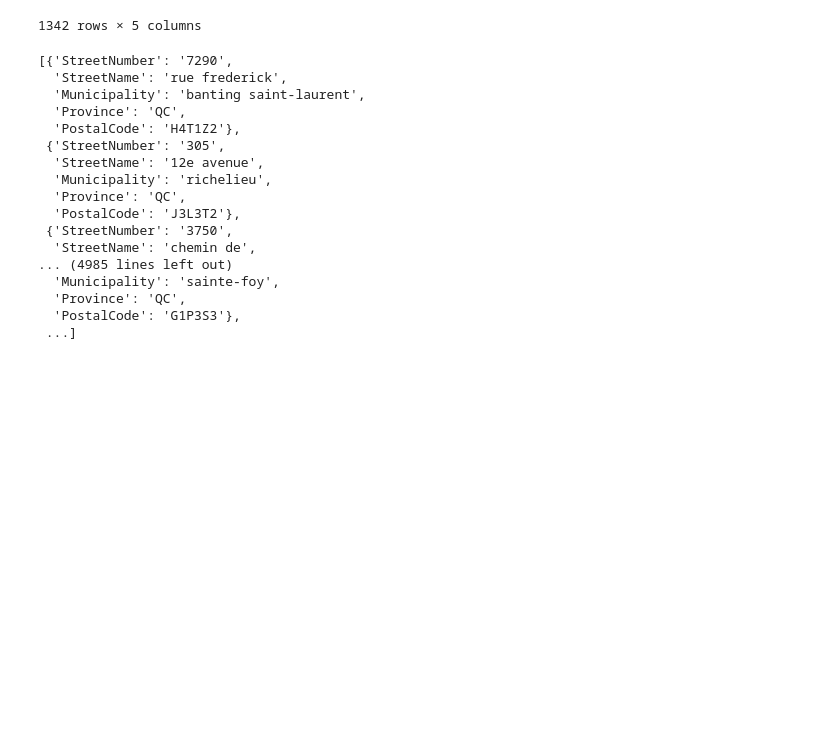
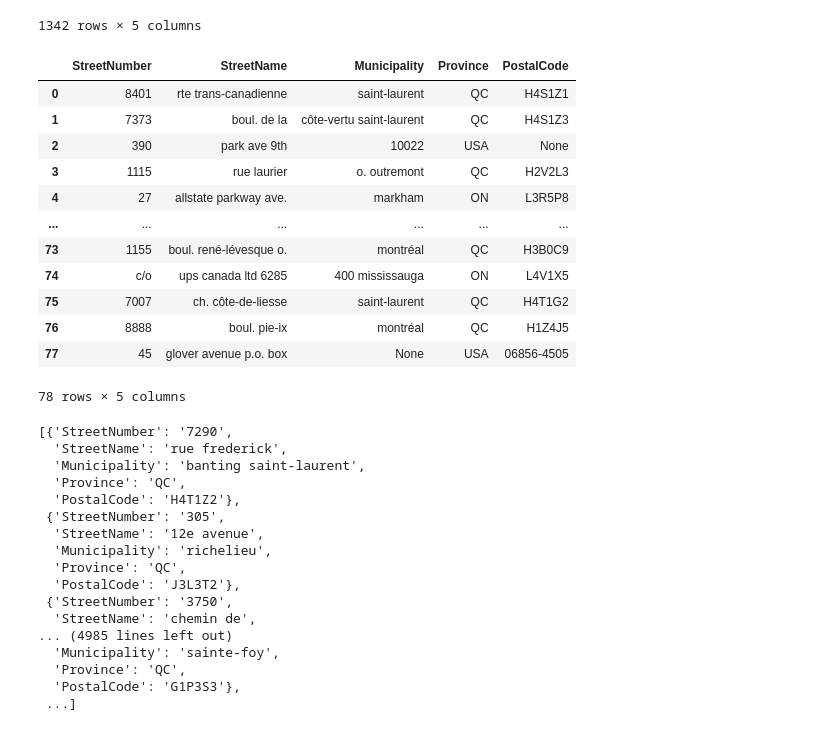
Before and after one commit to carlosfg97/Kurling4Kids, a Jupyter notebook: PDF Extract/dataCleaningPDFextract.ipynb, the cells around one changed output. Drawn from its saved outputs; the diff is of its cells as text; code cells hidden in the pictures; blank space fills up the shorter version.

```diff
--- a/PDF Extract/dataCleaningPDFextract.ipynb
+++ b/PDF Extract/dataCleaningPDFextract.ipynb
@@ -46,3 +88,6 @@ temp_list = dfOrg.ADDRESS.apply(lambda x: x + "YOOOOOOO")
+# %%
+#Remove puncuation at start and end of strings
+dfFoundations.Name = dfFoundations.Name.apply(lambda x: re.sub(r"(^[^\w]+)|([^\w]+$)", "", x))
 # %% [markdown]
 # Address
 # %% [markdown]
@@ -79,0 +99,3 @@ Name: ADDRESS, Length: 1342, dtype: object
+# %%
+org_parsed_addresses = address_parser(dfOrg.Address)
+foundation_parsed_addresses = address_parser(dfFoundations.Address)
@@ -80,8 +105,12 @@ Name: ADDRESS, Length: 1342, dtype: object
 # %%
 fields = ['StreetNumber', 'StreetName', 'Municipality', 'Province', 'PostalCode']
-df_parsed_address = pd.DataFrame([parsed_address.to_dict(fields=fields) for parsed_address in parsed_addresses],
+df_org_parsed_address = pd.DataFrame([org_parsed_address.to_dict(fields=fields) for org_parsed_address in org_parsed_addresses],
                                          columns=fields)
+df_foundation_parsed_address = pd.DataFrame([foundation_parsed_address.to_dict(fields=fields) for foundation_parsed_address in foundation_parsed_addresses],
+                                         columns=fields)
 # %%
-df_parsed_address['Province'] = df_parsed_address['Province'].str.upper()
-df_parsed_address['PostalCode'] = df_parsed_address['PostalCode'].str.upper()
+df_org_parsed_address['Province'] = df_org_parsed_address['Province'].str.upper()
+df_org_parsed_address['PostalCode'] = df_org_parsed_address['PostalCode'].str.upper()
+df_foundation_parsed_address['Province'] = df_foundation_parsed_address['Province'].str.upper()
+df_foundation_parsed_address['PostalCode'] = df_foundation_parsed_address['PostalCode'].str.upper()
 # %%
@@ -100,4 +129,20 @@ df_parsed_address
 | 1340 | 860 | boul. gérard-cadieux | salaberry-de-valleyfield | QC | J6T6L4 |
 | 1341 | 1100 | boul. rené-lévesque o. | montréal | QC | H3B4N4 |
 1342 rows × 5 columns
+# %%
+df_foundation_parsed_address
+# %% [output]
+|  | StreetNumber | StreetName | Municipality | Province | PostalCode |
+| 0 | 8401 | rte trans-canadienne | saint-laurent | QC | H4S1Z1 |
+| 1 | 7373 | boul. de la | côte-vertu saint-laurent | QC | H4S1Z3 |
+| 2 | 390 | park ave 9th | 10022 | USA | None |
+| 3 | 1115 | rue laurier | o. outremont | QC | H2V2L3 |
+| 4 | 27 | allstate parkway ave. | markham | ON | L3R5P8 |
+| ... | ... | ... | ... | ... | ... |
+| 73 | 1155 | boul. rené-lévesque o. | montréal | QC | H3B0C9 |
+| 74 | c/o | ups canada ltd 6285 | 400 mississauga | ON | L4V1X5 |
+| 75 | 7007 | ch. côte-de-liesse | saint-laurent | QC | H4T1G2 |
+| 76 | 8888 | boul. pie-ix | montréal | QC | H1Z4J5 |
+| 77 | 45 | glover avenue p.o. box | None | USA | 06856-4505 |
+78 rows × 5 columns
 # %%
```
Also changed, not shown: parts of 25 cells of this notebook, 1 other file.
